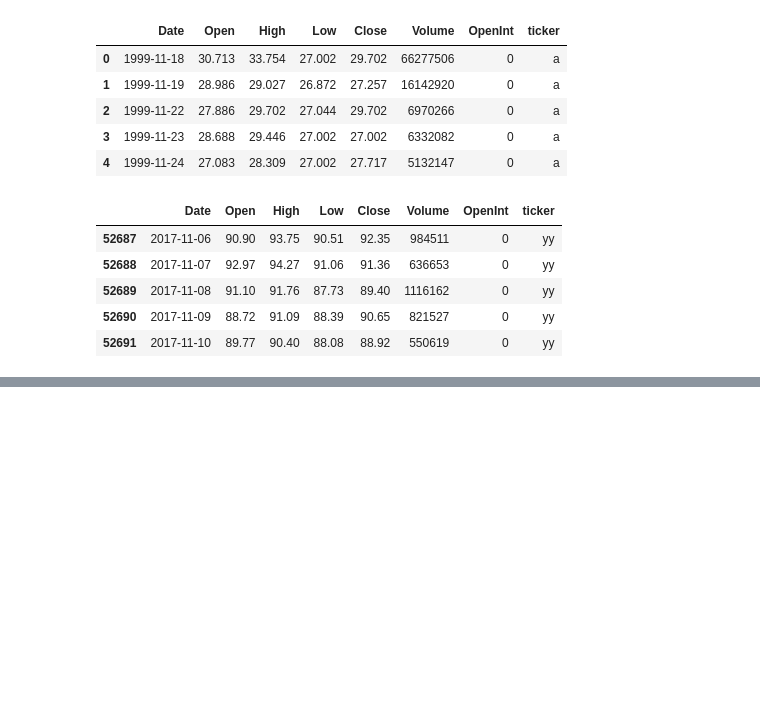
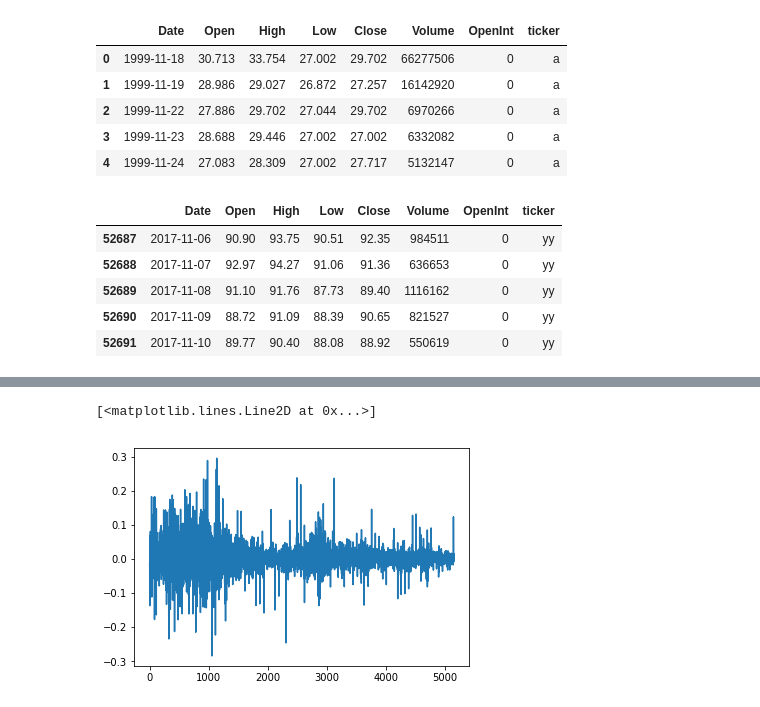
Before and after one commit to tli2001/tickermagic, a Jupyter notebook: data_cleaning.ipynb, the cells around one changed output, grey strips where cells are left out. Saved outputs shown, nothing was run; the diff lists cells and outputs as text; code cells hidden in the pictures; blank space fills up the shorter version.

```diff
--- a/data_cleaning.ipynb
+++ b/data_cleaning.ipynb
@@ -73,0 +126,6 @@ alltickers_df.tail(5)
+# %%
+amzn_df['pct_change'] = amzn_df['Close'].pct_change()
+# %%
+# Convert Percent Change of Closing Price to Log Return
+amzn_df['log_ret'] = np.log(amzn_df['Close'] / amzn_df['Close'].shift(1))
+amzn_df.head(5)
@@ -73,0 +139,5 @@ alltickers_df.tail(5)
+# %%
+plt.plot(amzn_df['log_ret'])
+# %% [output]
+[<matplotlib.lines.Line2D at 0x...>]
+[figure, added]
```
Also changed, not shown: parts of 27 cells of this notebook, 1 other file.
